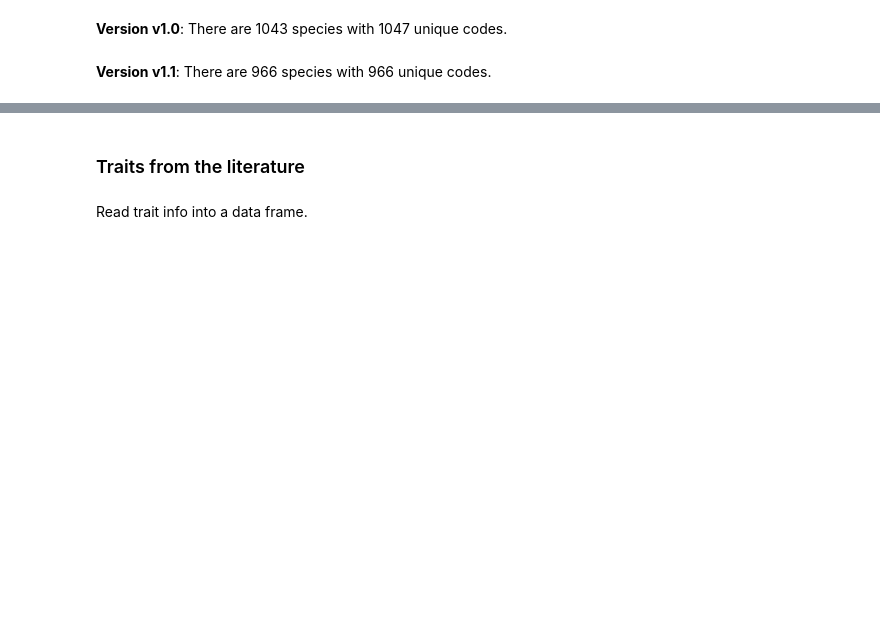
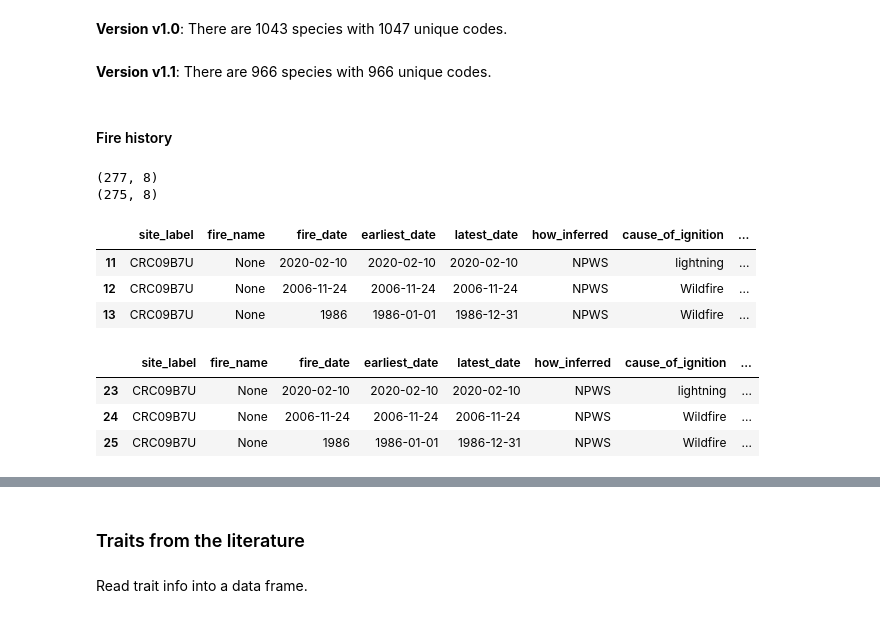
Before and after one commit to ces-unsw-edu-au/fireveg-db-imports, a Jupyter notebook: status/Compare-content-between-version.ipynb, the cells around one changed output, grey strips where cells are left out. Drawn from its saved outputs; the diff is of its cells as text; code cells hidden in the pictures; blank space fills up the shorter version.

Commit message:
Fix problem with fire history dates in new version

```diff
--- a/status/Compare-content-between-version.ipynb
+++ b/status/Compare-content-between-version.ipynb
@@ -223,3 +243,46 @@ display(Markdown(prg2))
 **Version v1.0**: There are 1043 species with 1047 unique codes.
 
 **Version v1.1**: There are 966 species with 966 unique codes.
+# %% [markdown]
+#### Fire history
+# %%
+qry = """
+SELECT *
+FROM form.fire_history
+;
+"""
+colnames=['site_label',
+'fire_name',
+'fire_date',
+'earliest_date',
+'latest_date',
+'how_inferred',
+'cause_of_ignition',
+'notes']
+# %%
+res = dbquery(qry,db_v1_0)
+firehistory_v1_0 = pd.DataFrame(res,columns=colnames)
+res = dbquery(qry,db_v1_1)
+firehistory_v1_1 = pd.DataFrame(res,columns=colnames)
+# %%
+print(firehistory_v1_0.shape)
+print(firehistory_v1_1.shape)
+# %% [output]
+(277, 8)
+(275, 8)
+# %%
+ss = firehistory_v1_1['site_label']=='CRC09B7U'
+firehistory_v1_1[ss]
+# %% [output]
+|  | site_label | fire_name | fire_date | earliest_date | latest_date | how_inferred | cause_of_ignition | ... |
+| 11 | CRC09B7U | None | 2020-02-10 | 2020-02-10 | 2020-02-10 | NPWS | lightning | ... |
+| 12 | CRC09B7U | None | 2006-11-24 | 2006-11-24 | 2006-11-24 | NPWS | Wildfire | ... |
+| 13 | CRC09B7U | None | 1986 | 1986-01-01 | 1986-12-31 | NPWS | Wildfire | ... |
+# %%
+ss = firehistory_v1_0['site_label']=='CRC09B7U'
+firehistory_v1_0[ss]
+# %% [output]
+|  | site_label | fire_name | fire_date | earliest_date | latest_date | how_inferred | cause_of_ignition | ... |
+| 23 | CRC09B7U | None | 2020-02-10 | 2020-02-10 | 2020-02-10 | NPWS | lightning | ... |
+| 24 | CRC09B7U | None | 2006-11-24 | 2006-11-24 | 2006-11-24 | NPWS | Wildfire | ... |
+| 25 | CRC09B7U | None | 1986 | 1986-01-01 | 1986-12-31 | NPWS | Wildfire | ... |
```
Also changed, not shown: parts of 6 cells of this notebook, 2 other files.
